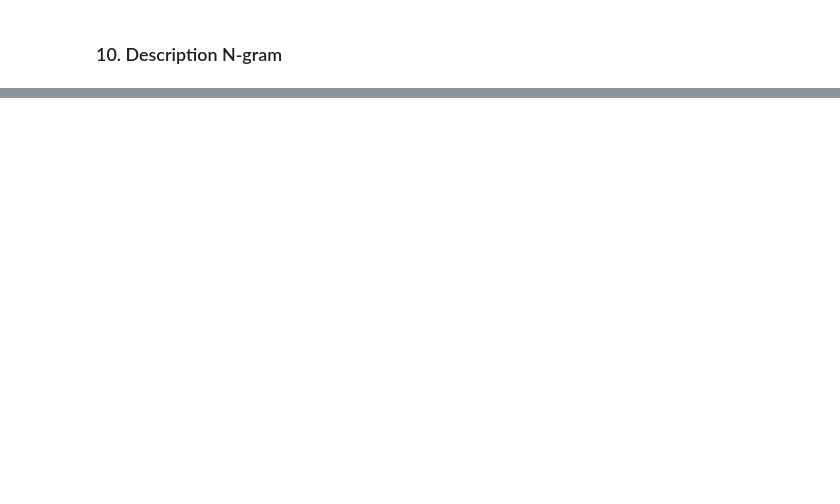
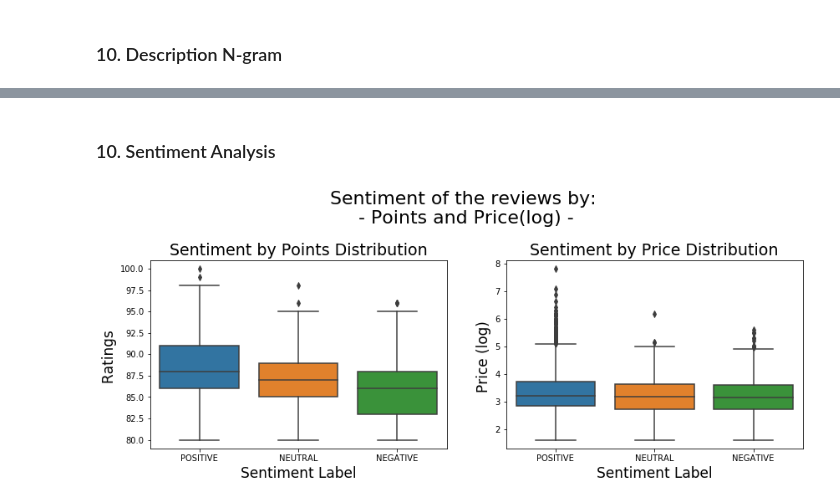
Before and after one commit to j-nog/Winemag-project, a Jupyter notebook: Winemag-project.ipynb, the cells around one changed output, grey strips where cells are left out. Cells and saved outputs as stored; diff of their text form; code cells hidden in the pictures; blank space fills up the shorter version.

```diff
--- a/Winemag-project.ipynb
+++ b/Winemag-project.ipynb
@@ -365,0 +372,39 @@ plt.show()
+# %% [markdown]
+### 10. Sentiment Analysis
+# %%
+from nltk.sentiment.vader import SentimentIntensityAnalyzer
+
+SIA = SentimentIntensityAnalyzer()
+
+# Applying Model, Variable Creation
+sentiment = df.sample(15000).copy()
+sentiment['polarity_score']=sentiment.description.apply(lambda x:SIA.polarity_scores(str(x))['compound'])
+sentiment['neutral_score']=sentiment.description.apply(lambda x:SIA.polarity_scores(str(x))['neu'])
+sentiment['negative_score']=sentiment.description.apply(lambda x:SIA.polarity_scores(str(x))['neg'])
+sentiment['positive_score']=sentiment.description.apply(lambda x:SIA.polarity_scores(str(x))['pos'])
+
+sentiment['sentiment']= np.nan
+sentiment.loc[sentiment.polarity_score<0,'sentiment']='NEGATIVE'
+sentiment.loc[sentiment.polarity_score==0,'sentiment']='NEUTRAL'
+sentiment.loc[sentiment.polarity_score>0,'sentiment']='POSITIVE'
+# %%
+plt.figure(figsize=(14,5))
+
+plt.suptitle('Sentiment of the reviews by: \n- Points and Price(log) -', size=22)
+
+plt.subplot(121)
+ax = sns.boxplot(x='sentiment', y='rating', data=sentiment)
+ax.set_title("Sentiment by Points Distribution", fontsize=19)
+ax.set_ylabel("Ratings ", fontsize=17)
+ax.set_xlabel("Sentiment Label", fontsize=17)
+
+plt.subplot(122)
+ax1= sns.boxplot(x='sentiment', y='price_log', data=sentiment)
+ax1.set_title("Sentiment by Price Distribution", fontsize=19)
+ax1.set_ylabel("Price (log) ", fontsize=17)
+ax1.set_xlabel("Sentiment Label", fontsize=17)
+
+plt.subplots_adjust(top = 0.75, wspace=.2)
+plt.show()
+# %% [output]
+[figure, added]
```
Also changed, not shown: parts of 6 cells of this notebook.
